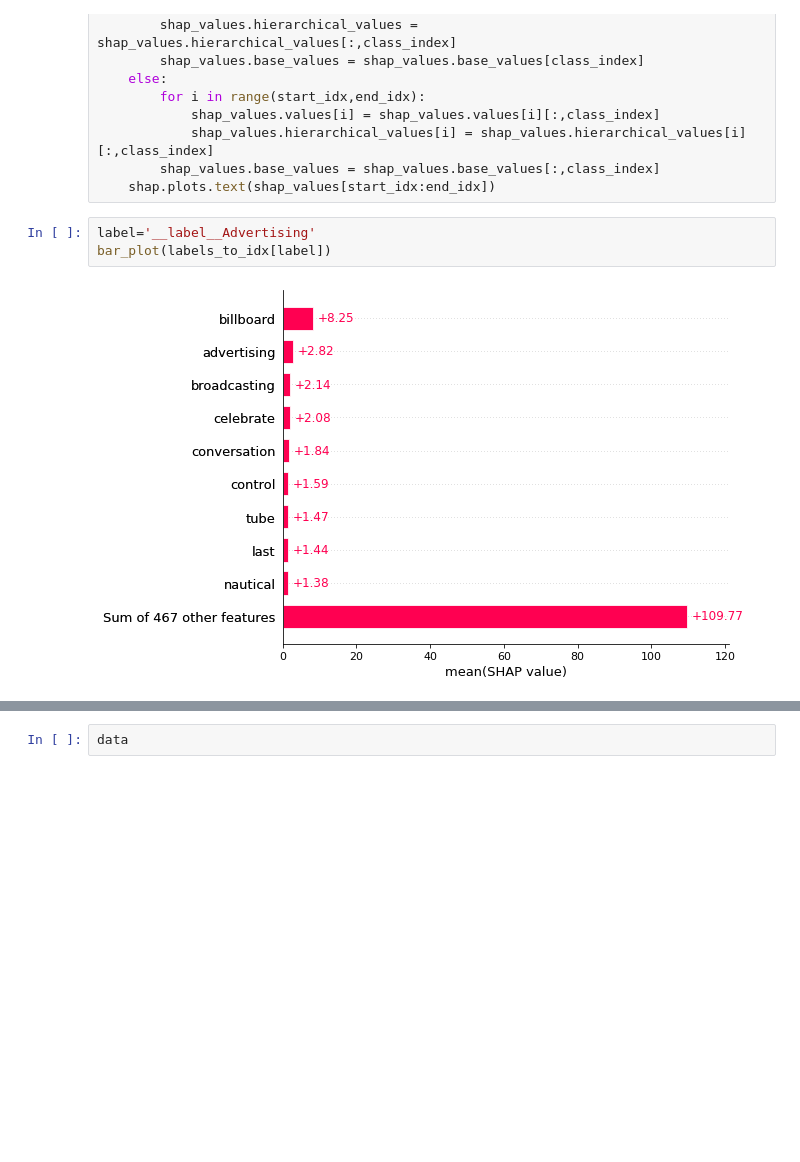
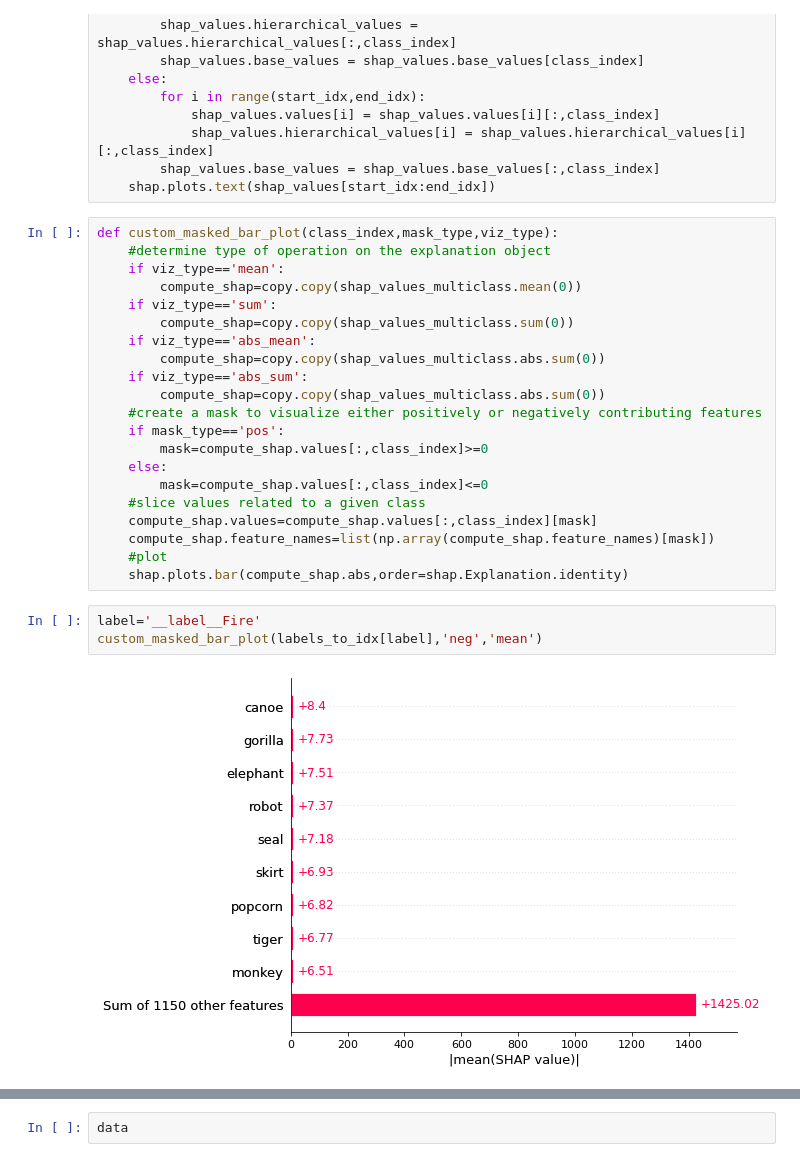
Before and after one commit to vivekchettiar/shap, a Jupyter notebook: notebooks/multiclass_explainer/Text to Icon Multiclass Demo.ipynb, the cells around one changed output, grey strips where cells are left out. Drawn from its saved outputs; the diff is of its cells as text; blank space fills up the shorter version.

Commit message:
Added blocklist and cumulative shap work

```diff
--- a/notebooks/multiclass_explainer/Text to Icon Multiclass Demo.ipynb
+++ b/notebooks/multiclass_explainer/Text to Icon Multiclass Demo.ipynb
@@ -143,9 +154,30 @@ def text_plot(class_index,start_idx,end_idx):
             shap_values.hierarchical_values[i] = shap_values.hierarchical_values[i][:,class_index]
         shap_values.base_values = shap_values.base_values[:,class_index]
     shap.plots.text(shap_values[start_idx:end_idx])
+# %%
+def custom_masked_bar_plot(class_index,mask_type,viz_type):
+    #determine type of operation on the explanation object
+    if viz_type=='mean':
+        compute_shap=copy.copy(shap_values_multiclass.mean(0))
+    if viz_type=='sum':
+        compute_shap=copy.copy(shap_values_multiclass.sum(0))
+    if viz_type=='abs_mean':
+        compute_shap=copy.copy(shap_values_multiclass.abs.sum(0))
+    if viz_type=='abs_sum':
+        compute_shap=copy.copy(shap_values_multiclass.abs.sum(0))
+    #create a mask to visualize either positively or negatively contributing features
+    if mask_type=='pos':
+        mask=compute_shap.values[:,class_index]>=0
+    else:
+        mask=compute_shap.values[:,class_index]<=0
+    #slice values related to a given class
+    compute_shap.values=compute_shap.values[:,class_index][mask]
+    compute_shap.feature_names=list(np.array(compute_shap.feature_names)[mask])
+    #plot
+    shap.plots.bar(compute_shap.abs,order=shap.Explanation.identity)
 # %%
-label='__label__Advertising'
-bar_plot(labels_to_idx[label])
+label='__label__Fire'
+custom_masked_bar_plot(labels_to_idx[label],'neg','mean')
 # %% [output]
-[figure, old version]
+[figure, new version]
 # %%
```
Also changed, not shown: parts of 22 cells of this notebook.
